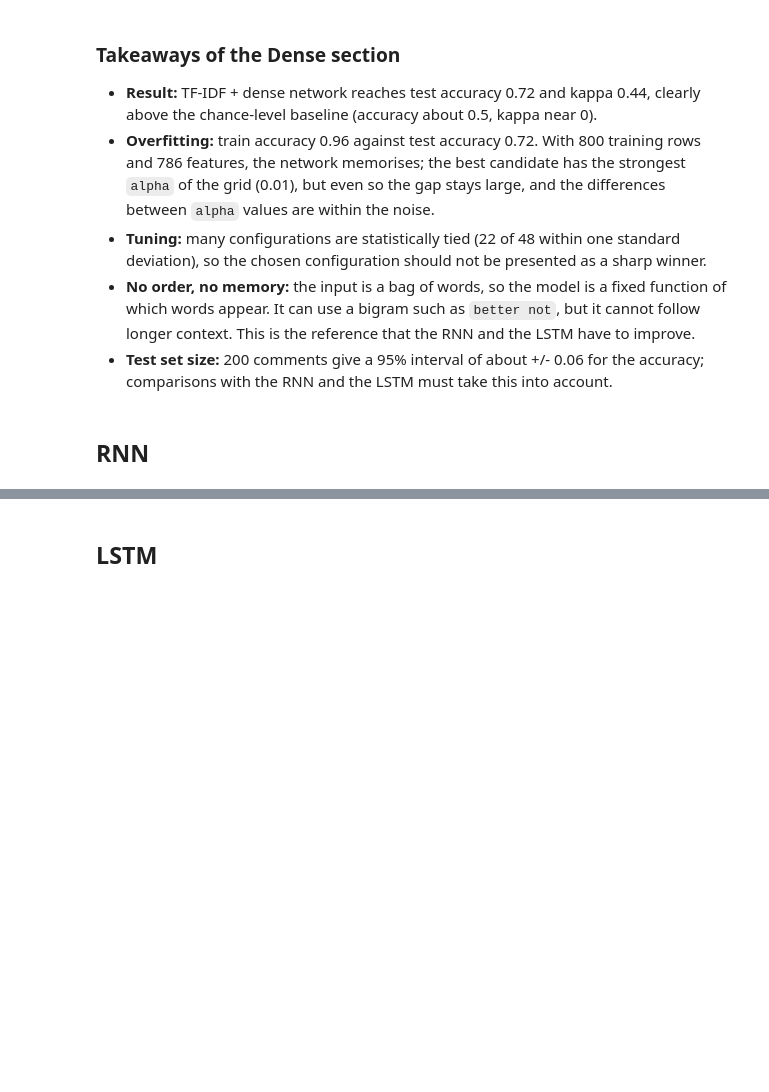
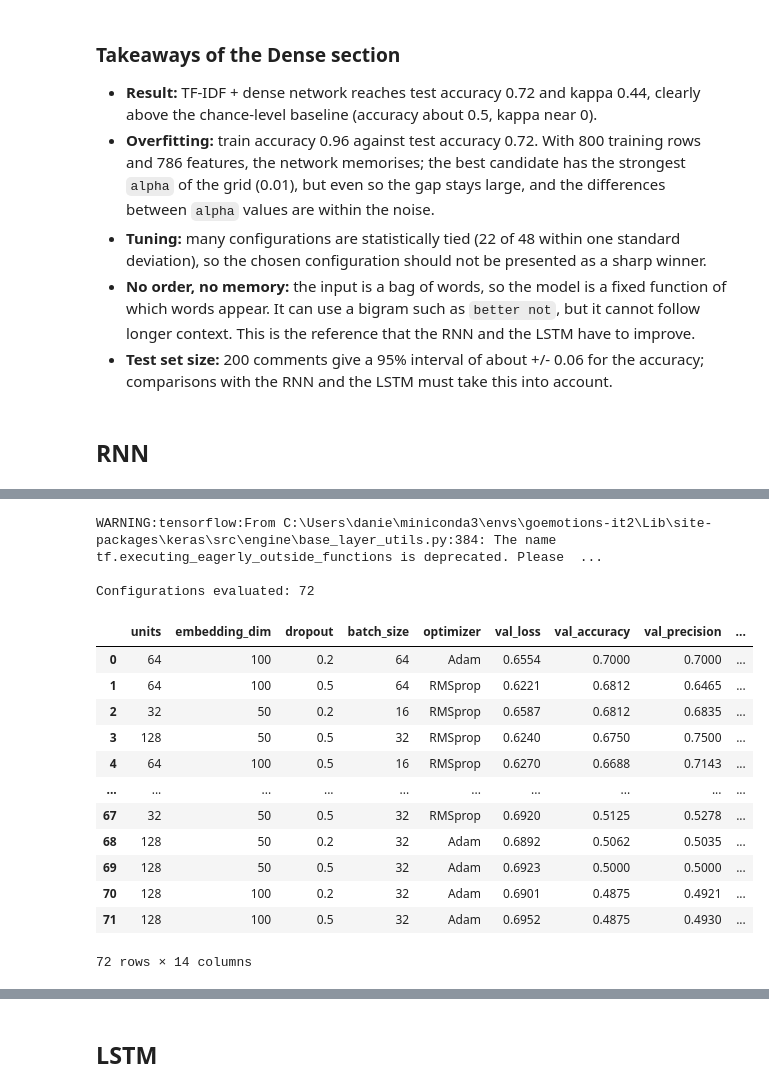
Before and after one commit to Juanes3333/CED-III-IT2-acabados, a Jupyter notebook: notebooks/03_dense_rnn_lstm.ipynb, the cells around one changed output, grey strips where cells are left out. Saved outputs shown, nothing was run; the diff lists cells and outputs as text; code cells hidden in the pictures; blank space fills up the shorter version.

```diff
--- a/notebooks/03_dense_rnn_lstm.ipynb
+++ b/notebooks/03_dense_rnn_lstm.ipynb
@@ -322,0 +380,42 @@ Saved dense_pipeline.joblib: 1284 KB; the reloaded pipeline gives the same test
+# %%
+set_seed(SEED)
+
+rnn_grid_results = run_keras_grid(
+    build_rnn,
+    KERAS_PARAM_GRID,
+    X_train_seq,
+    y_train,
+    model_name="rnn",
+    model_kwargs={"max_words": max_words, "max_len": max_len},
+    epochs=30,
+    verbose=0,
+)
+
+rnn_grid_results = rnn_grid_results.sort_values(
+    ["val_kappa", "val_loss"],
+    ascending=[False, True],
+).reset_index(drop=True)
+
+rnn_grid_path = root / "outputs" / "metrics" / "rnn_grid_results.csv"
+rnn_grid_path.parent.mkdir(parents=True, exist_ok=True)
+rnn_grid_results.to_csv(rnn_grid_path, index=False)
+
+print("Configurations evaluated:", len(rnn_grid_results))
+display(rnn_grid_results.round(4))
+# %% [output]
+WARNING:tensorflow:From C:\Users\danie\miniconda3\envs\goemotions-it2\Lib\site-packages\keras\src\engine\base_layer_utils.py:384: The name tf.executing_eagerly_outside_functions is deprecated. Please  ...
+
+Configurations evaluated: 72
+|  | units | embedding_dim | dropout | batch_size | optimizer | val_loss | val_accuracy | val_precision | ... |
+| 0 | 64 | 100 | 0.2 | 64 | Adam | 0.6554 | 0.7000 | 0.7000 | ... |
+| 1 | 64 | 100 | 0.5 | 64 | RMSprop | 0.6221 | 0.6812 | 0.6465 | ... |
+| 2 | 32 | 50 | 0.2 | 16 | RMSprop | 0.6587 | 0.6812 | 0.6835 | ... |
+| 3 | 128 | 50 | 0.5 | 32 | RMSprop | 0.6240 | 0.6750 | 0.7500 | ... |
+| 4 | 64 | 100 | 0.5 | 16 | RMSprop | 0.6270 | 0.6688 | 0.7143 | ... |
+| ... | ... | ... | ... | ... | ... | ... | ... | ... | ... |
+| 67 | 32 | 50 | 0.5 | 32 | RMSprop | 0.6920 | 0.5125 | 0.5278 | ... |
+| 68 | 128 | 50 | 0.2 | 32 | Adam | 0.6892 | 0.5062 | 0.5035 | ... |
+| 69 | 128 | 50 | 0.5 | 32 | Adam | 0.6923 | 0.5000 | 0.5000 | ... |
+| 70 | 128 | 100 | 0.2 | 32 | Adam | 0.6901 | 0.4875 | 0.4921 | ... |
+| 71 | 128 | 100 | 0.5 | 32 | Adam | 0.6952 | 0.4875 | 0.4930 | ... |
+72 rows × 14 columns
```
Also changed, not shown: parts of 18 cells of this notebook, 6 other files.
